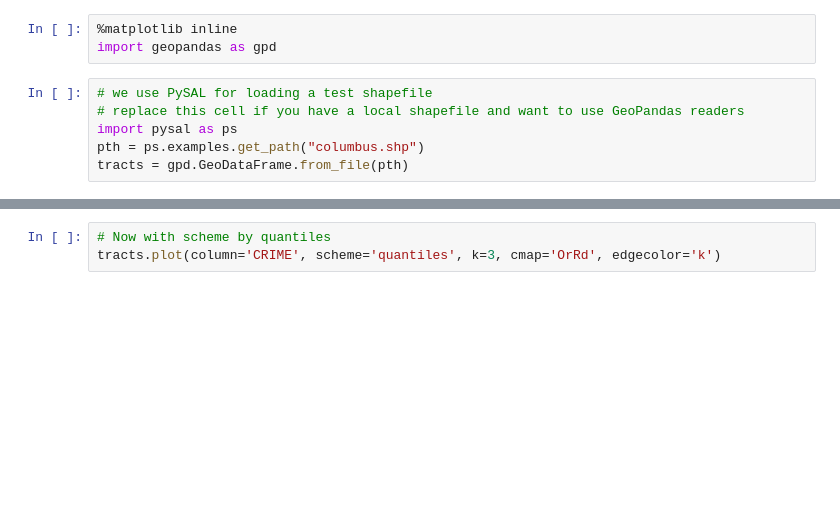
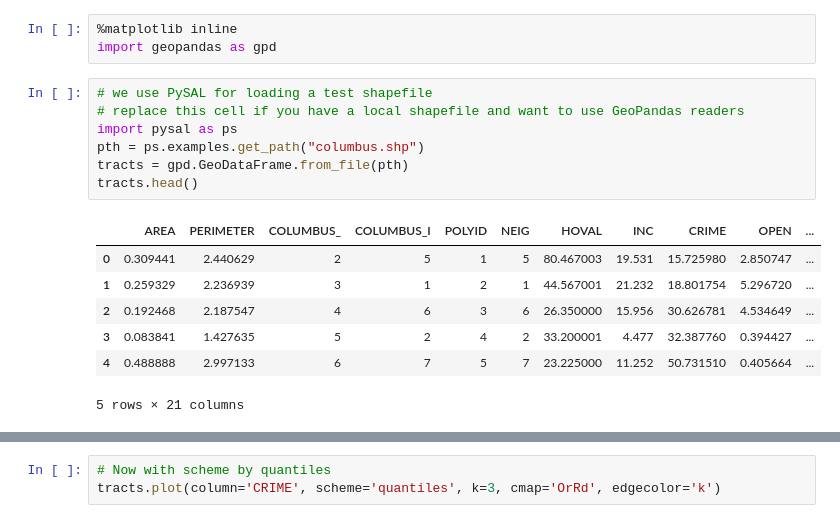
Before and after one commit to geopandas/geopandas, a Jupyter notebook: examples/choropleths.ipynb, the cells around one changed output, grey strips where cells are left out. Cells and saved outputs as stored; diff of their text form; blank space fills up the shorter version.

```diff
--- a/examples/choropleths.ipynb
+++ b/examples/choropleths.ipynb
@@ -9,6 +9,15 @@ import geopandas as gpd
 # %%
 # we use PySAL for loading a test shapefile
 # replace this cell if you have a local shapefile and want to use GeoPandas readers
 import pysal as ps
 pth = ps.examples.get_path("columbus.shp")
 tracts = gpd.GeoDataFrame.from_file(pth)
+tracts.head()
+# %% [output]
+|  | AREA | PERIMETER | COLUMBUS_ | COLUMBUS_I | POLYID | NEIG | HOVAL | INC | CRIME | OPEN | ... |
+| 0 | 0.309441 | 2.440629 | 2 | 5 | 1 | 5 | 80.467003 | 19.531 | 15.725980 | 2.850747 | ... |
+| 1 | 0.259329 | 2.236939 | 3 | 1 | 2 | 1 | 44.567001 | 21.232 | 18.801754 | 5.296720 | ... |
+| 2 | 0.192468 | 2.187547 | 4 | 6 | 3 | 6 | 26.350000 | 15.956 | 30.626781 | 4.534649 | ... |
+| 3 | 0.083841 | 1.427635 | 5 | 2 | 4 | 2 | 33.200001 | 4.477 | 32.387760 | 0.394427 | ... |
+| 4 | 0.488888 | 2.997133 | 6 | 7 | 5 | 7 | 23.225000 | 11.252 | 50.731510 | 0.405664 | ... |
+5 rows × 21 columns
```
Also changed, not shown: parts of 3 cells of this notebook.
